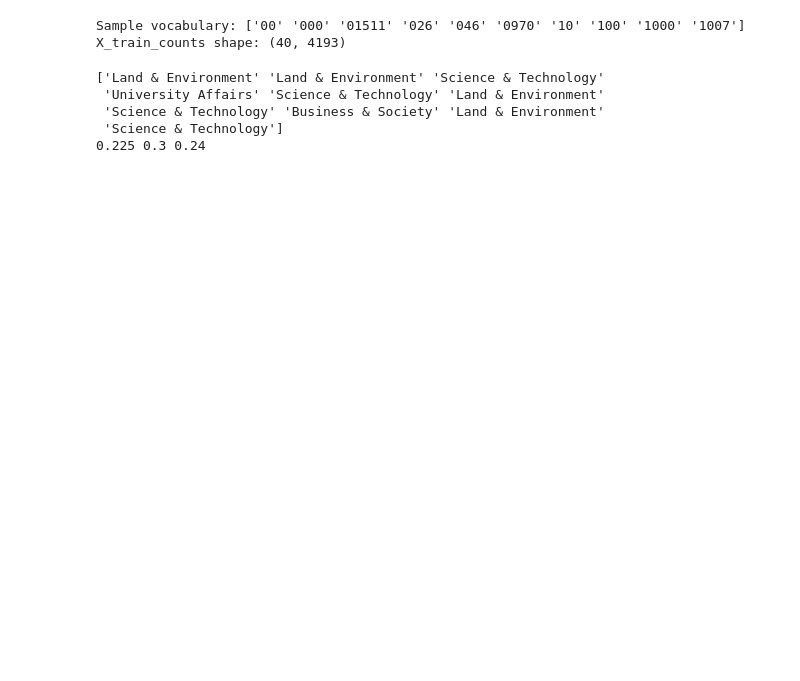
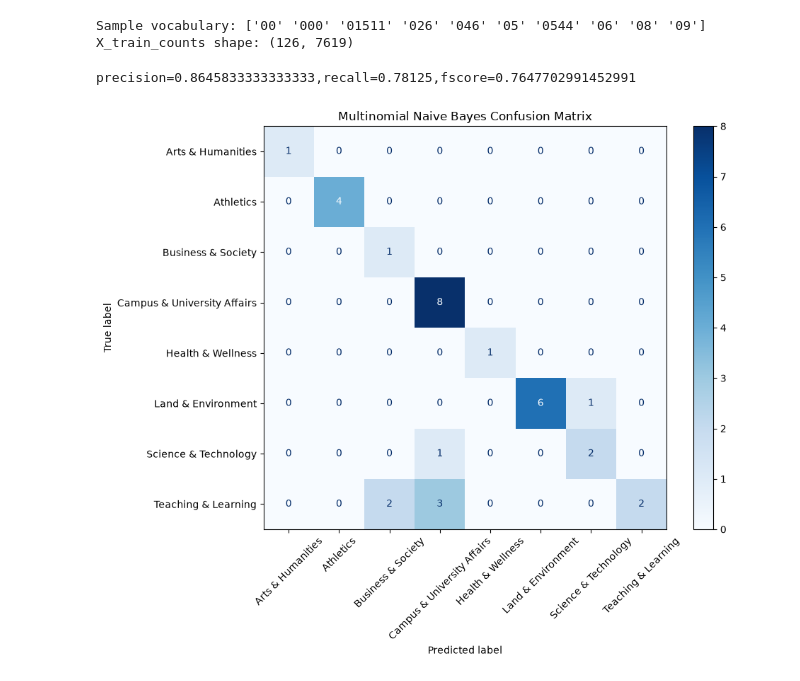
Before and after one commit to ewalburger/CS5830_Project5, a Jupyter notebook: project5.ipynb, the cells around one changed output. Saved outputs shown, nothing was run; the diff lists cells and outputs as text; code cells hidden in the pictures; blank space fills up the shorter version.

```diff
--- a/project5.ipynb
+++ b/project5.ipynb
@@ -58,12 +67,14 @@ Test size: 10
 # %%
 from sklearn.feature_extraction.text import CountVectorizer
 
-# 1. Extract the text strings from your list of dictionaries
+# 1. Extract the text strings and labels from list of dictionaries
 train_texts = [article["summary"] for article in train]
 test_texts = [article["summary"] for article in test]
+train_labels = [article["category"] for article in train]
+test_labels = [article["category"] for article in test]
 
 # 2. Vectorize the text
-count_vect = CountVectorizer()
+count_vect = CountVectorizer(stop_words="english", max_df=0.8)
 X_train_counts = count_vect.fit_transform(train_texts)  # .fit_transform does fit and transform in one step
 X_test_counts = count_vect.transform(test_texts)
 
@@ -71,30 +82,43 @@ X_test_counts = count_vect.transform(test_texts)
 feature_names = count_vect.get_feature_names_out()
 print("Sample vocabulary:", feature_names[:10])
 
-# 4. See the shape of your training data matrix (Rows = articles, Columns = unique words)
+# 4. See the shape of the training data matrix (Rows = articles, Columns = unique words)
 print("X_train_counts shape:", X_train_counts.shape)
 # %% [output]
-Sample vocabulary: ['00' '000' '01511' '026' '046' '0970' '10' '100' '1000' '1007']
-X_train_counts shape: (40, 4193)
+Sample vocabulary: ['00' '000' '01511' '026' '046' '05' '0544' '06' '08' '09']
+X_train_counts shape: (126, 7619)
 # %%
-from sklearn.model_selection import train_test_split
 from sklearn.metrics import precision_recall_fscore_support
-from sklearn import datasets
 from sklearn.naive_bayes import MultinomialNB
 
 classifier = MultinomialNB()
 
 # Computing probabilities
-classifier.fit(X_train_counts, [article["category"] for article in train])
+classifier.fit(X_train_counts, train_labels)
 
 # Use Bayes Theorem to predict
 y_pred = classifier.predict(X_test_counts)
-print(y_pred)
-p,r,f,s = precision_recall_fscore_support([article["category"] for article in test], y_pred, average='weighted')
-print(p,r,f)
+
+# for pred, act, text in zip(y_pred, test_labels, test_texts):
+#     print(f"Predicted: {pred}, Actual: {act}")
+
+p,r,f,s = precision_recall_fscore_support(test_labels, y_pred, average='weighted')
+print(f"precision={p},recall={r},fscore={f}")
 # %% [output]
-['Land & Environment' 'Land & Environment' 'Science & Technology'
- 'University Affairs' 'Science & Technology' 'Land & Environment'
- 'Science & Technology' 'Business & Society' 'Land & Environment'
- 'Science & Technology']
-0.225 0.3 0.24
+precision=0.8645833333333333,recall=0.78125,fscore=0.7647702991452991
+# %%
+import matplotlib.pyplot as plt
+from sklearn.metrics import ConfusionMatrixDisplay, confusion_matrix
+
+labels = sorted(unique_categories)
+matrix = confusion_matrix(test_labels, y_pred, labels=labels)
+
+fig, ax = plt.subplots(figsize=(10, 8))
+ConfusionMatrixDisplay(matrix, display_labels=labels).plot(
+    ax=ax, cmap="Blues", xticks_rotation=45
+)
+ax.set_title("Multinomial Naive Bayes Confusion Matrix")
+plt.tight_layout()
+plt.show()
+# %% [output]
+[figure, added]
```
Also changed, not shown: parts of 3 cells of this notebook, 3 other files.
